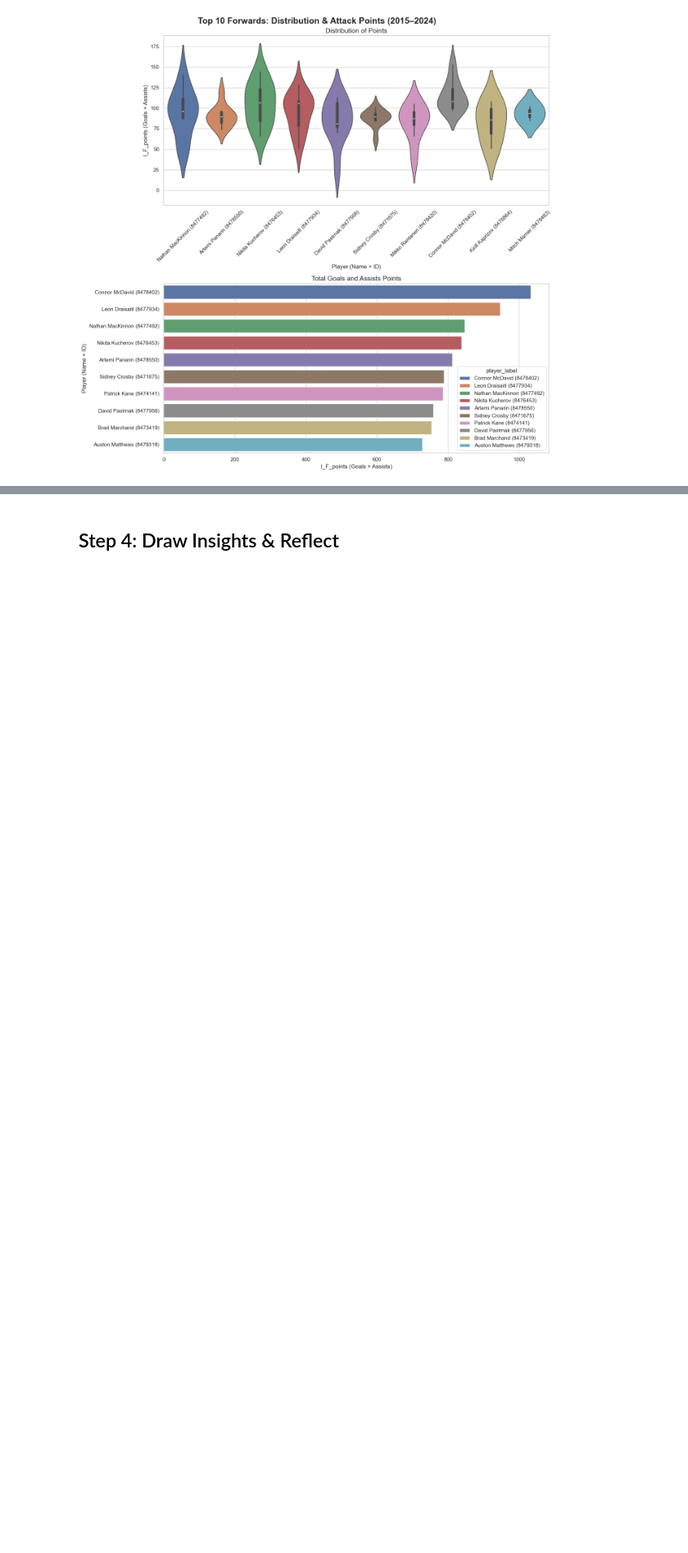
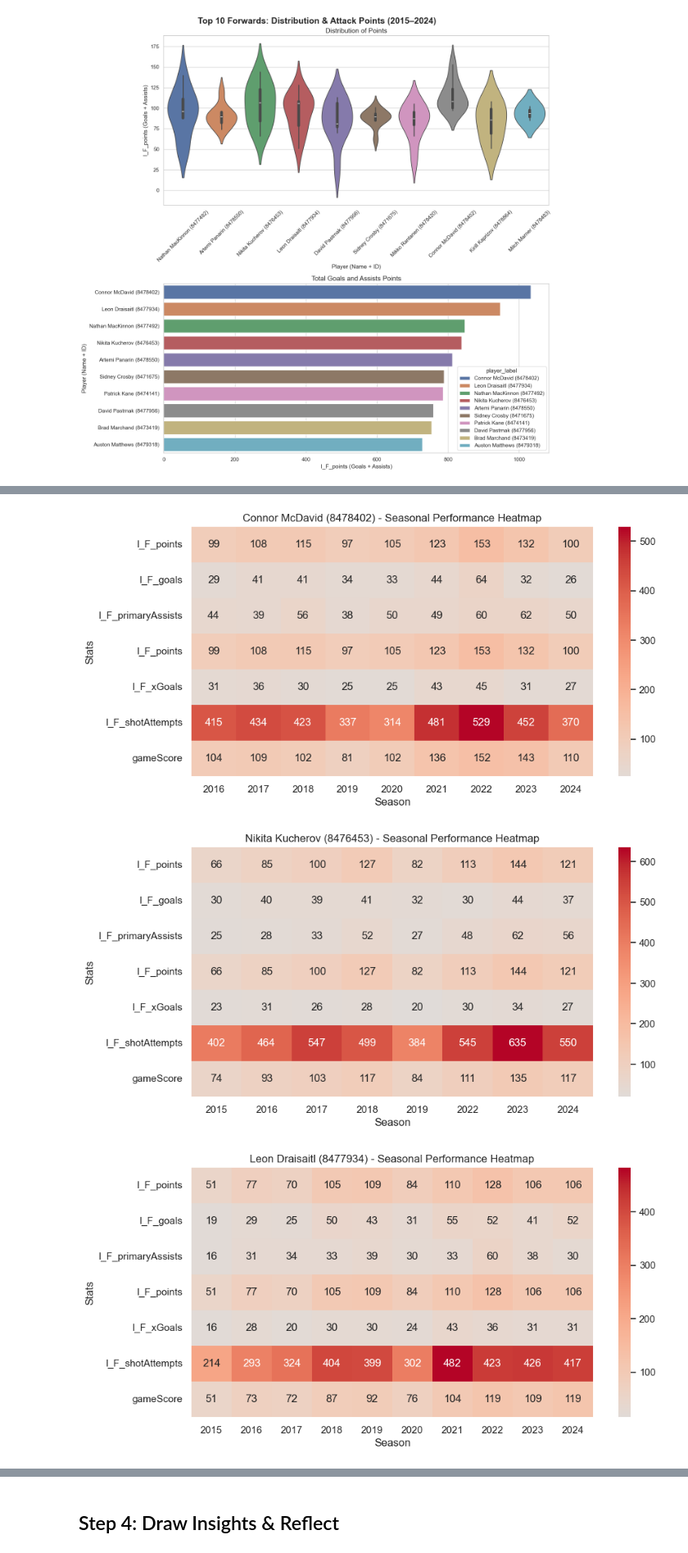
Before and after one commit to sionkimadd/data_m4, a Jupyter notebook: assignment4_Sion_Kim.ipynb, the cells around one changed output, grey strips where cells are left out. Shown at 82% size. Cells and saved outputs as stored; diff of their text form; code cells hidden in the pictures; blank space fills up the shorter version.

```diff
--- a/assignment4_Sion_Kim.ipynb
+++ b/assignment4_Sion_Kim.ipynb
@@ -197,7 +223,7 @@ sns.set_theme(style='whitegrid', palette='deep')
 - Connor McDavid has a distribution that stays near the top in the violin chart, so his offensive performance was always high compared to other players. Also, he got the highest total Goals + Assists (I_F_points) in the bar chart, which shows that he had the best overall offensive output.
 # %%
 # Top 10 forwards based on average I_F_points
-top10_points_mean = (
+top10_if_points_mean = (
     df_forwards_attacks.groupby('player_label')['I_F_points']
     .mean()
     .nlargest(10)
@@ -205,7 +231,7 @@ top10_points_mean = (
 )
 
 # The player labels of the top 10 players
-top10_labels = top10_points_mean['player_label'].tolist()
+top10_labels = top10_if_points_mean['player_label'].tolist()
 
 # Filter the DataFrame for only the top 10 players
 df_top10_points_mean = df_forwards_attacks[df_forwards_attacks['player_label'].isin(top10_labels)].copy()
@@ -255,0 +435,22 @@ plt.show()
+# %%
+heatmap_cols = ['I_F_points', 'I_F_goals', 'I_F_primaryAssists', 'I_F_points', 'I_F_xGoals', 'I_F_shotAttempts', 'gameScore']
+
+df_top10 = df_forwards_attacks[df_forwards_attacks['player_label'].isin(top10_labels)]
+
+for player in top10_labels:
+    player_data = (
+        df_top10[df_top10['player_label'] == player]
+        .groupby('season')[heatmap_cols]
+        .mean()
+    )
+
+    plt.figure(figsize=(10,5))
+    sns.heatmap(player_data.T, annot=True, cmap='coolwarm', center=0, fmt='.0f')
+    plt.title(f"{player} - Seasonal Performance Heatmap")
+    plt.xlabel("Season")
+    plt.ylabel("Stats")
+    plt.show()
+# %% [output]
+[figure, added]
+[figure, added]
+[figure, added]
```
Also changed, not shown: parts of 12 cells of this notebook.
